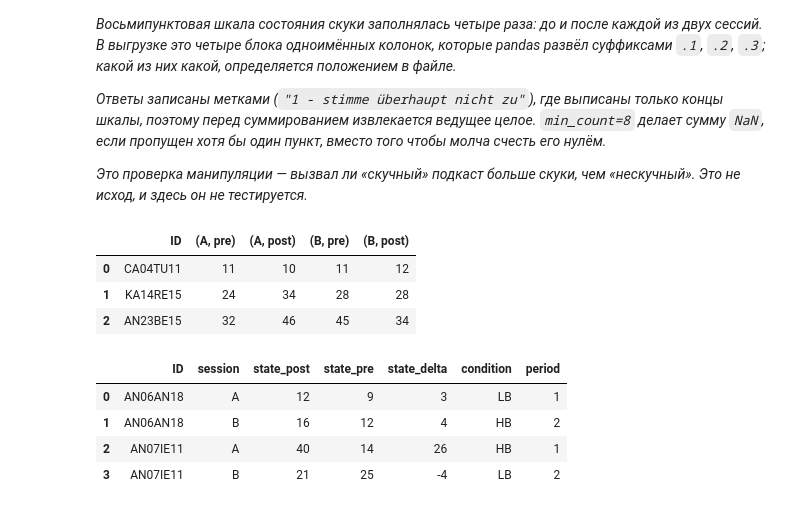
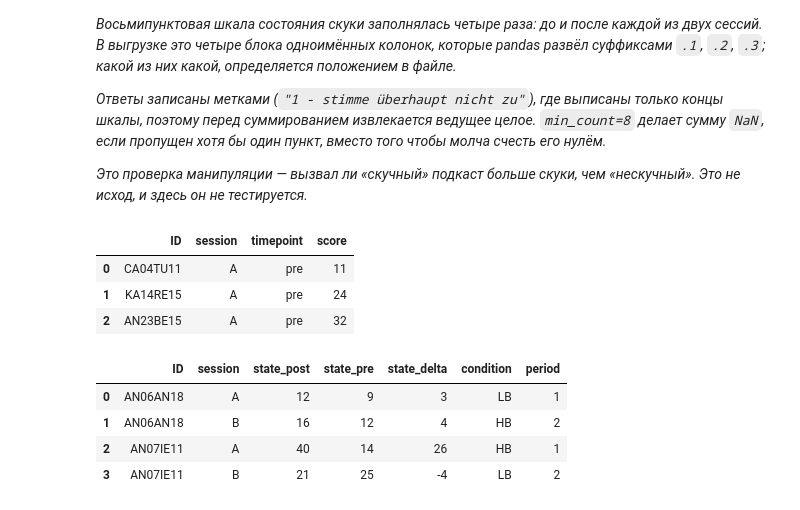
Before and after one commit to dafnlz/boredom, a Jupyter notebook: notebooks/02_prepare.ipynb, the cells around one changed output. Saved outputs shown, nothing was run; the diff lists cells and outputs as text; code cells hidden in the pictures.

```diff
--- a/notebooks/02_prepare.ipynb
+++ b/notebooks/02_prepare.ipynb
@@ -277,21 +285,37 @@ This is the manipulation check — whether the high-boredom podcast produced mor
 # %%
 STATE = "im Moment zustimmst"
 
-def state_score(suffix):
-    # Sum of the eight state-boredom items for one time point.
-    cols = [c for c in sv.columns if STATE in c
-            and (c.endswith(suffix) if suffix else not re.search(r"\.\d$", c))]
+# The four blocks of eight items are identical column names, so pandas has suffixed
+# all but the first; their position in the export says which time point each one is.
+TIMEPOINTS = [("A", "pre", ""), ("A", "post", ".1"), ("B", "pre", ".2"), ("B", "post", ".3")]
+
+parts = []
+for session, timepoint, suffix in TIMEPOINTS:
+    cols = []
+    for c in sv.columns:
+        if STATE not in c:
+            continue
+        if suffix and c.endswith(suffix):
+            cols.append(c)
+        if not suffix and not re.search(r"\.\d$", c):
+            cols.append(c)
     assert len(cols) == 8, (suffix, len(cols))
-    items = sv[cols].apply(lambda s: pd.to_numeric(s.str.extract(r"^(\d+)")[0], errors="coerce"))
-    return items.sum(axis=1, min_count=8)
 
-TIMEPOINTS = {("A", "pre"): "", ("A", "post"): ".1", ("B", "pre"): ".2", ("B", "post"): ".3"}
-state = pd.DataFrame({"ID": sv["ID"].values,
-                      **{k: state_score(sfx).values for k, sfx in TIMEPOINTS.items()}})
+    # Answers are labels like "1 - stimme überhaupt nicht zu"; take the leading integer.
+    items = sv[cols].copy()
+    for c in cols:
+        items[c] = pd.to_numeric(items[c].str.extract(r"^(\d+)")[0], errors="coerce")
+
+    parts.append(pd.DataFrame({"ID": sv["ID"].values,
+                               "session": session,
+                               "timepoint": timepoint,
+                               "score": items.sum(axis=1, min_count=8).values}))
+
+state = pd.concat(parts, ignore_index=True)
 state.head(3)
 # %% [output]
-|  | ID | (A, pre) | (A, post) | (B, pre) | (B, post) |
-| 0 | CA04TU11 | 11 | 10 | 11 | 12 |
-| 1 | KA14RE15 | 24 | 34 | 28 | 28 |
-| 2 | AN23BE15 | 32 | 46 | 45 | 34 |
+|  | ID | session | timepoint | score |
+| 0 | CA04TU11 | A | pre | 11 |
+| 1 | KA14RE15 | A | pre | 24 |
+| 2 | AN23BE15 | A | pre | 32 |
 # %%
```
Also changed, not shown: parts of 8 cells of this notebook, 1 other file.
